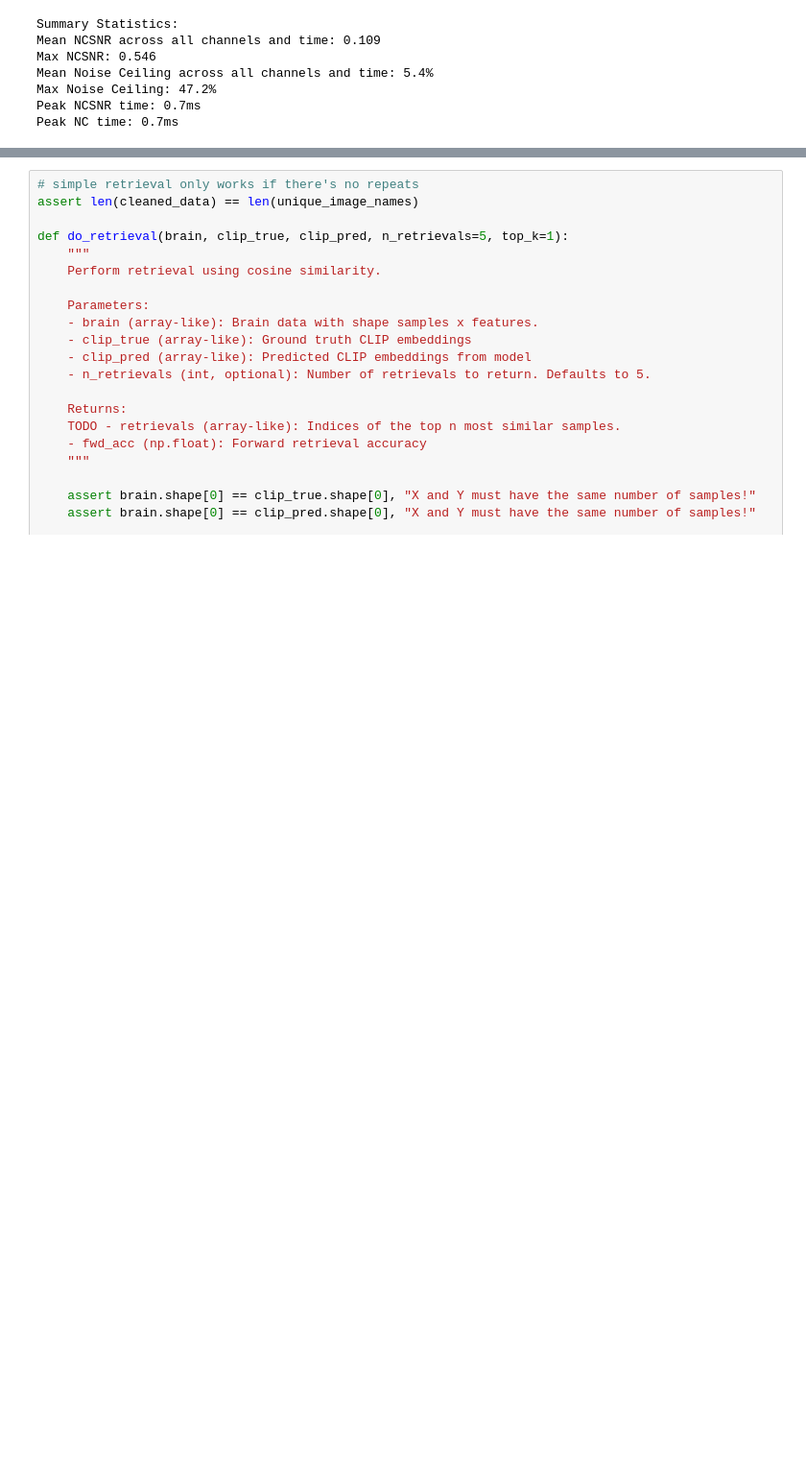
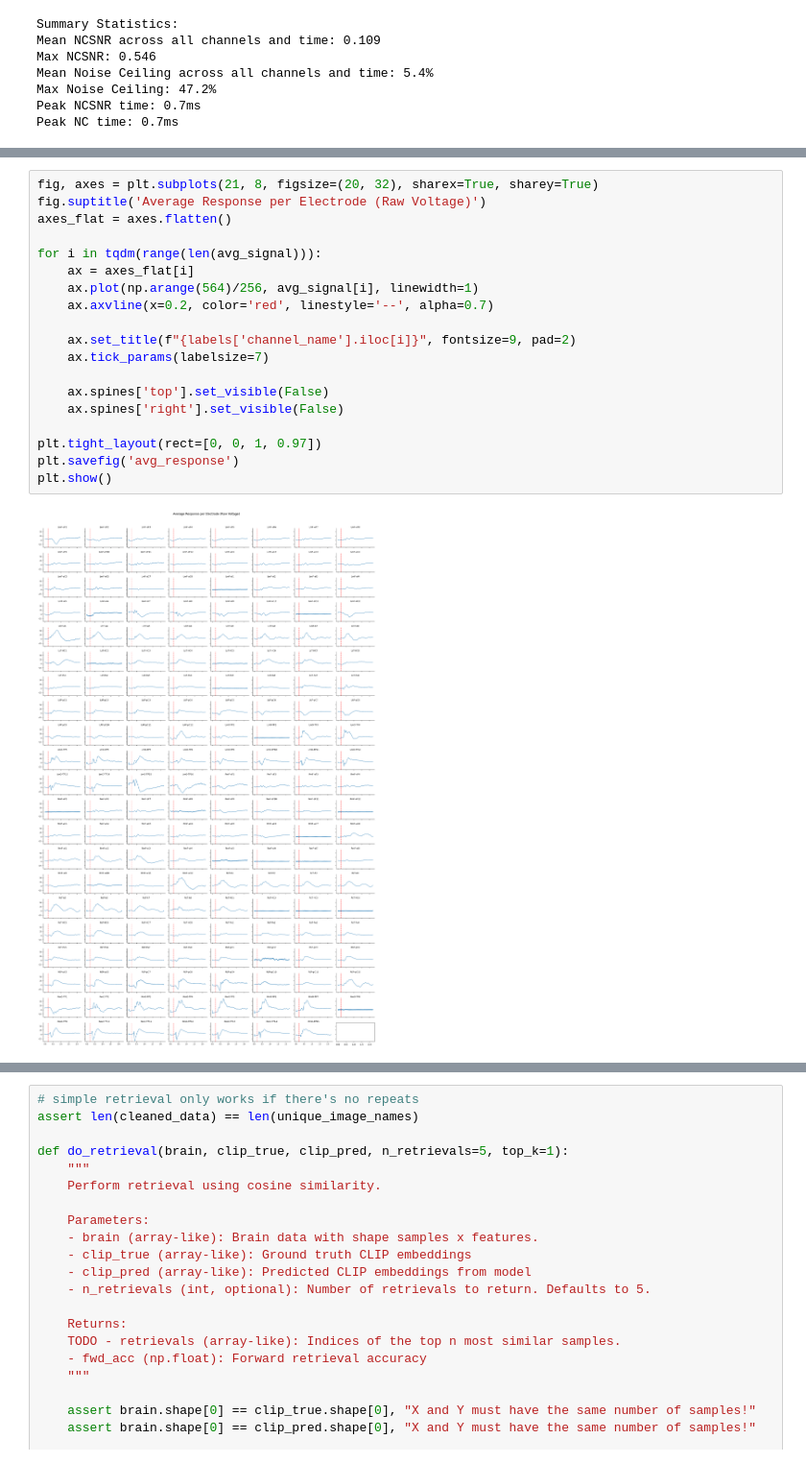
Before and after one commit to PrincetonCompMemLab/mindeye_ieeg, a Jupyter notebook: train.ipynb, the cells around one changed output, grey strips where cells are left out. Shown at 96% size. Cells and saved outputs as stored; diff of their text form; blank space fills up the shorter version.

```diff
--- a/train.ipynb
+++ b/train.ipynb
@@ -477,3 +492,24 @@ Peak NC time: 0.7ms
+# %%
+fig, axes = plt.subplots(21, 8, figsize=(20, 32), sharex=True, sharey=True)
+fig.suptitle('Average Response per Electrode (Raw Voltage)')
+axes_flat = axes.flatten()
+
+for i in tqdm(range(len(avg_signal))):
+    ax = axes_flat[i]
+    ax.plot(np.arange(564)/256, avg_signal[i], linewidth=1)
+    ax.axvline(x=0.2, color='red', linestyle='--', alpha=0.7)
+
+    ax.set_title(f"{labels['channel_name'].iloc[i]}", fontsize=9, pad=2)
+    ax.tick_params(labelsize=7)
+
+    ax.spines['top'].set_visible(False)
+    ax.spines['right'].set_visible(False)
+
+plt.tight_layout(rect=[0, 0, 1, 0.97])
+plt.savefig('avg_response')
+plt.show()
+# %% [output]
+[figure, added]
 # %%
 # select top 20 channels and time between 0-0.9s based on NCSNR on images with 3 repeats
 n_reliable_channels = 20
```
Also changed, not shown: parts of 18 cells of this notebook, 1 other file.
